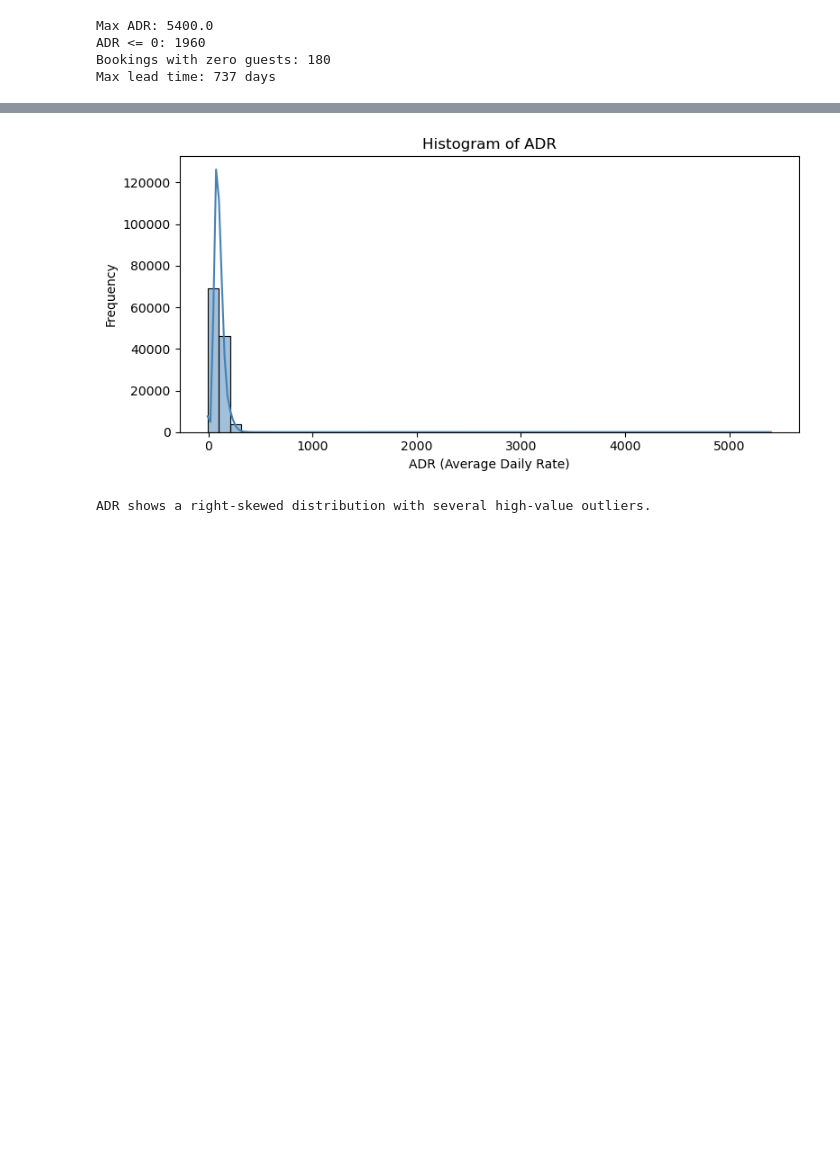
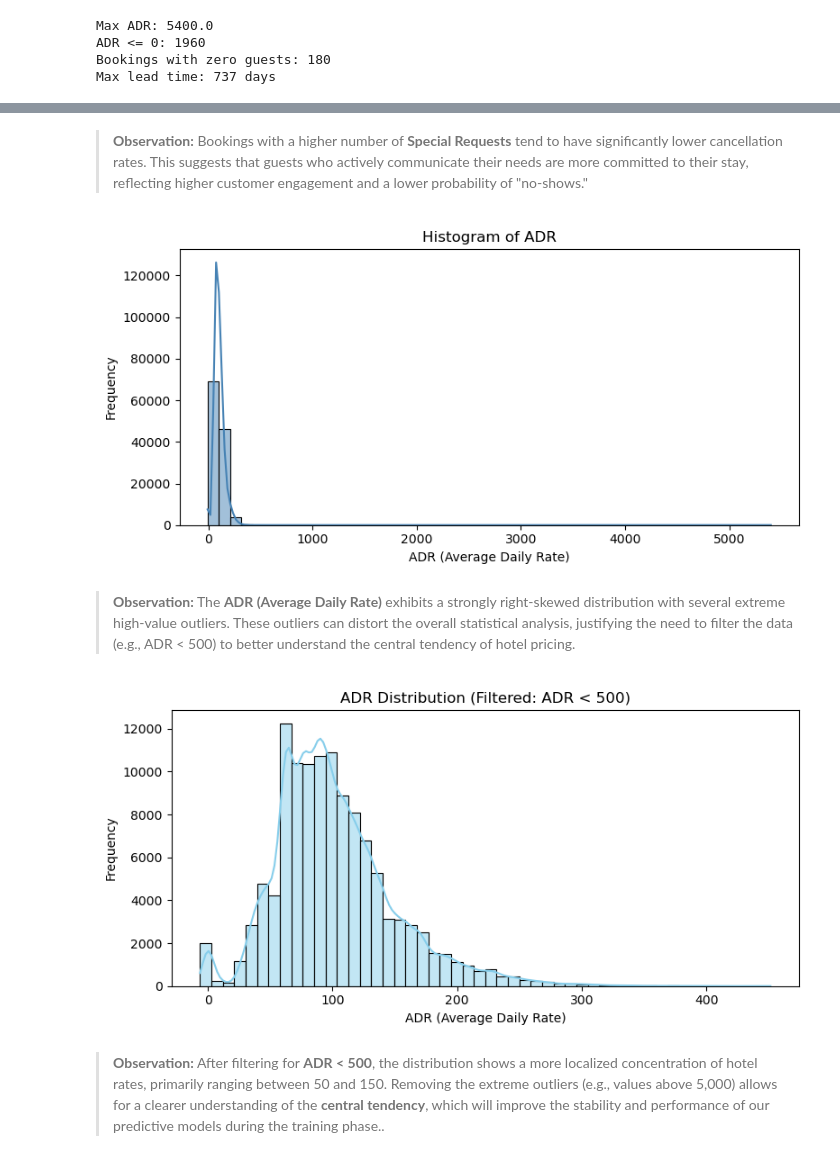
Before and after one commit to Honggyu-Chun/DS_TermP_Team1, a Jupyter notebook: notebooks/01_eda.ipynb, the cells around one changed output, grey strips where cells are left out. Cells and saved outputs as stored; diff of their text form; code cells hidden in the pictures; blank space fills up the shorter version.

```diff
--- a/notebooks/01_eda.ipynb
+++ b/notebooks/01_eda.ipynb
@@ -258,3 +252,6 @@ Bookings with more special requests tend to have lower cancellation rates.
+# %% [markdown]
+> **Observation:**
+> Bookings with a higher number of **Special Requests** tend to have significantly lower cancellation rates. This suggests that guests who actively communicate their needs are more committed to their stay, reflecting higher customer engagement and a lower probability of "no-shows."
 # %%
 # Histogram of ADR
 plt.figure(figsize=(8,4))
@@ -270,11 +267,30 @@ plt.tight_layout()
 plt.savefig('../reports/figures/adr_distribution.png')
 
 plt.show()
-
-print("ADR shows a right-skewed distribution with several high-value outliers.")
 # %% [output]
 [figure]
-ADR shows a right-skewed distribution with several high-value outliers.
+# %% [markdown]
+> **Observation:**
+> The **ADR (Average Daily Rate)** exhibits a strongly right-skewed distribution with several extreme high-value outliers. These outliers can distort the overall statistical analysis, justifying the need to filter the data (e.g., ADR < 500) to better understand the central tendency of hotel pricing.
+# %%
+# Filtered ADR distribution to handle extreme outliers
+plt.figure(figsize=(8,4))
+
+# Visualizing ADR distribution for values under 500 to see central tendency
+sns.histplot(df[df['adr'] < 500]['adr'], bins=50, kde=True, color='skyblue')
+
+plt.title('ADR Distribution (Filtered: ADR < 500)')
+plt.xlabel('ADR (Average Daily Rate)')
+plt.ylabel('Frequency')
+
+plt.tight_layout()
+plt.savefig('../reports/figures/adr_distribution_filtered.png')
+plt.show()
+# %% [output]
+[figure, added]
+# %% [markdown]
+> **Observation:**
+> After filtering for **ADR < 500**, the distribution shows a more localized concentration of hotel rates, primarily ranging between 50 and 150. Removing the extreme outliers (e.g., values above 5,000) allows for a clearer understanding of the **central tendency**, which will improve the stability and performance of our predictive models during the training phase..
 # %%
 # ADR Boxplot - to visualize outliers
 plt.figure(figsize=(6,4))
```
Also changed, not shown: parts of 27 cells of this notebook, 2 other files.
